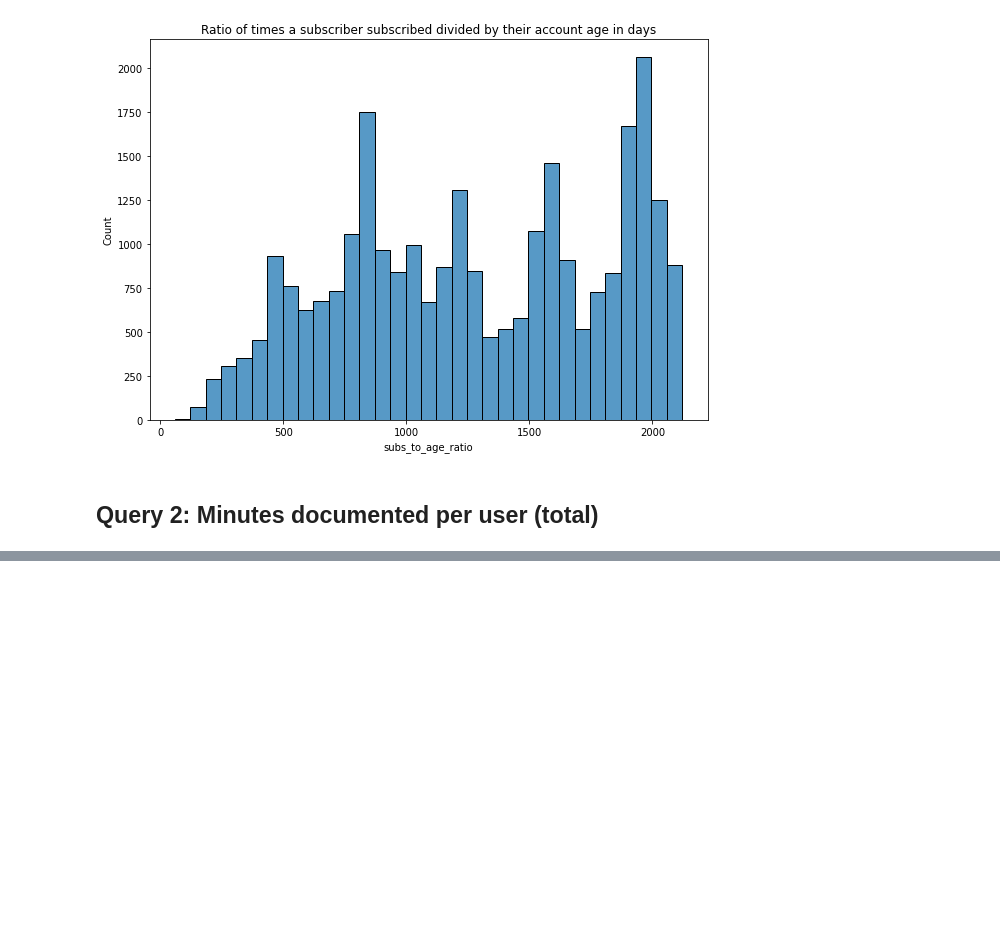
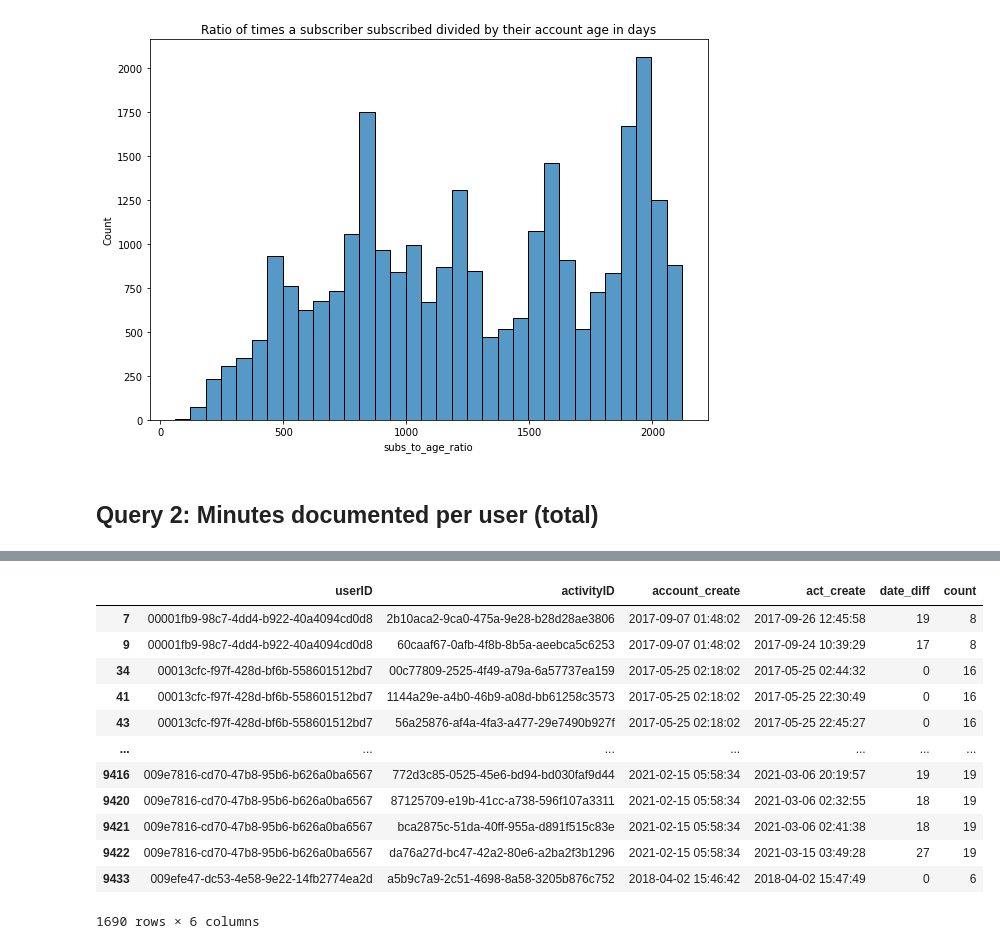
Before and after one commit to BenQuartermaine/customerclustering, a Jupyter notebook: notebooks/ben_eda_activation.ipynb, the cells around one changed output, grey strips where cells are left out. Drawn from its saved outputs; the diff is of its cells as text; code cells hidden in the pictures; blank space fills up the shorter version.

```diff
--- a/notebooks/ben_eda_activation.ipynb
+++ b/notebooks/ben_eda_activation.ipynb
@@ -92,0 +165,18 @@ df_doc
+# %%
+df_acts['date_diff'] = df_acts['date_diff'].dt.days
+# %%
+df_acts[(df_acts['date_diff'] < 30) & (df_acts['count'] >  0)]
+# %% [output]
+|  | userID | activityID | account_create | act_create | date_diff | count |
+| 7 | 00001fb9-98c7-4dd4-b922-40a4094cd0d8 | 2b10aca2-9ca0-475a-9e28-b28d28ae3806 | 2017-09-07 01:48:02 | 2017-09-26 12:45:58 | 19 | 8 |
+| 9 | 00001fb9-98c7-4dd4-b922-40a4094cd0d8 | 60caaf67-0afb-4f8b-8b5a-aeebca5c6253 | 2017-09-07 01:48:02 | 2017-09-24 10:39:29 | 17 | 8 |
+| 34 | 00013cfc-f97f-428d-bf6b-558601512bd7 | 00c77809-2525-4f49-a79a-6a57737ea159 | 2017-05-25 02:18:02 | 2017-05-25 02:44:32 | 0 | 16 |
+| 41 | 00013cfc-f97f-428d-bf6b-558601512bd7 | 1144a29e-a4b0-46b9-a08d-bb61258c3573 | 2017-05-25 02:18:02 | 2017-05-25 22:30:49 | 0 | 16 |
+| 43 | 00013cfc-f97f-428d-bf6b-558601512bd7 | 56a25876-af4a-4fa3-a477-29e7490b927f | 2017-05-25 02:18:02 | 2017-05-25 22:45:27 | 0 | 16 |
+| ... | ... | ... | ... | ... | ... | ... |
+| 9416 | 009e7816-cd70-47b8-95b6-b626a0ba6567 | 772d3c85-0525-45e6-bd94-bd030faf9d44 | 2021-02-15 05:58:34 | 2021-03-06 20:19:57 | 19 | 19 |
+| 9420 | 009e7816-cd70-47b8-95b6-b626a0ba6567 | 87125709-e19b-41cc-a738-596f107a3311 | 2021-02-15 05:58:34 | 2021-03-06 02:32:55 | 18 | 19 |
+| 9421 | 009e7816-cd70-47b8-95b6-b626a0ba6567 | bca2875c-51da-40ff-955a-d891f515c83e | 2021-02-15 05:58:34 | 2021-03-06 02:41:38 | 18 | 19 |
+| 9422 | 009e7816-cd70-47b8-95b6-b626a0ba6567 | da76a27d-bc47-42a2-80e6-a2ba2f3b1296 | 2021-02-15 05:58:34 | 2021-03-15 03:49:28 | 27 | 19 |
+| 9433 | 009efe47-dc53-4e58-9e22-14fb2774ea2d | a5b9c7a9-2c51-4698-8a58-3205b876c752 | 2018-04-02 15:46:42 | 2018-04-02 15:47:49 | 0 | 6 |
+1690 rows × 6 columns
```
Also changed, not shown: parts of 18 cells of this notebook, 1 other file.
